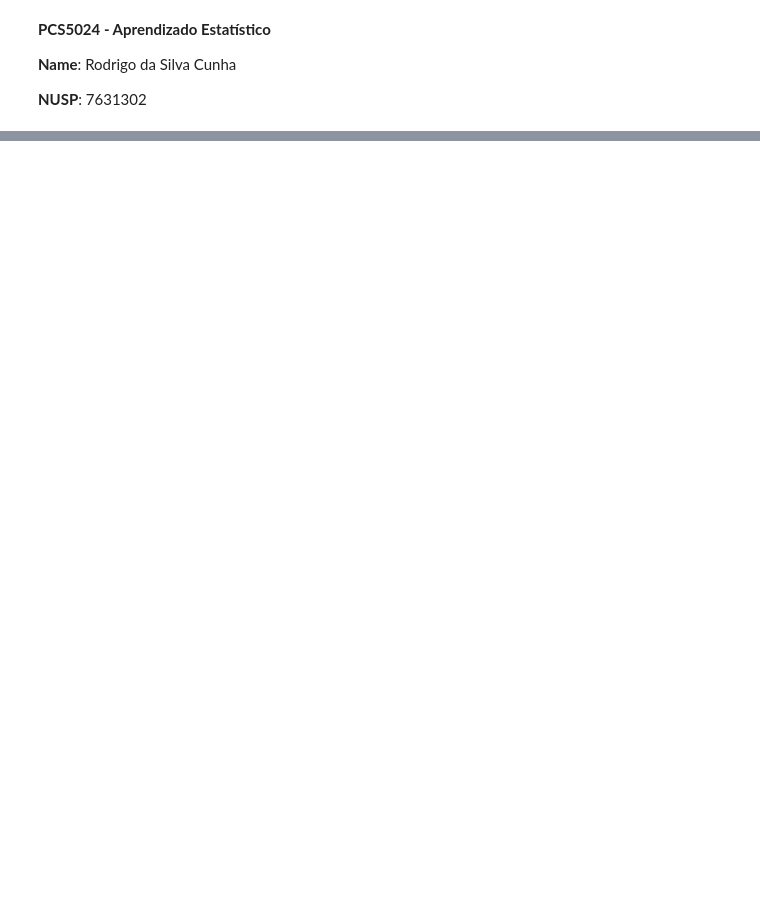
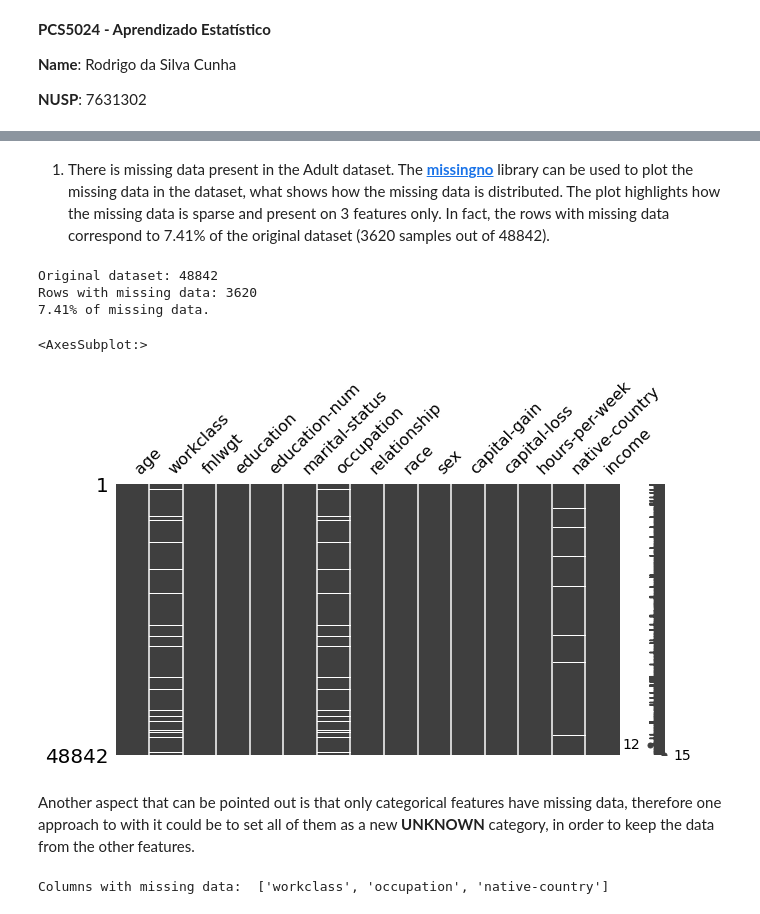
Before and after one commit to rodra-go/adult, a Jupyter notebook: notebooks/1 - Building Classifiers for Adult Dataset.ipynb, the cells around one changed output, grey strips where cells are left out. Saved outputs shown, nothing was run; the diff lists cells and outputs as text; code cells hidden in the pictures; blank space fills up the shorter version.

```diff
--- a/notebooks/1 - Building Classifiers for Adult Dataset.ipynb
+++ b/notebooks/1 - Building Classifiers for Adult Dataset.ipynb
@@ -23,0 +23,16 @@ def prepare_adult_data(train_data, test_data):
+# %%
+import pandas as pd
+
+column_names = ['age','workclass','fnlwgt','education','education-num','marital-status',
+                'occupation','relationship','race','sex','capital-gain','capital-loss',
+                'hours-per-week','native-country','income']
+
+train_data = pd.read_csv('../data/01_raw/adult.data',
+                         index_col = False,
+                         na_values = ' ?',
+                         names = column_names)
+
+test_data = pd.read_csv('../data/01_raw/adult.test',
+                         index_col = False,
+                         na_values = ' ?',
+                         names = column_names)
@@ -23,0 +43,29 @@ def prepare_adult_data(train_data, test_data):
+# %% [markdown]
+1. There is missing data present in the Adult dataset. The [**missingno**](https://pypi.org/project/missingno/) library can be used to plot the missing data in the dataset, what shows how the missing data is distributed. The plot highlights how the missing data is sparse and present on 3 features only. In fact, the rows with missing data correspond to 7.41% of the original dataset (3620 samples out of 48842).
+# %%
+# concatenating train and test datasets for analysis
+eda_data = pd.concat([train_data,test_data])
+
+missing_count = eda_data.shape[0] - eda_data.dropna().shape[0]
+total_count = total_count = eda_data.shape[0]
+print('Original dataset: {}'.format(str(total_count)))
+print('Rows with missing data: {}'.format(str(missing_count)))
+print('{:.2f}% of missing data.'.format(100*missing_count/total_count))
+# %% [output]
+Original dataset: 48842
+Rows with missing data: 3620
+7.41% of missing data.
+# %%
+%matplotlib inline
+import missingno as msn
+
+msn.matrix(eda_data, figsize = (10,5))
+# %% [output]
+<AxesSubplot:>
+[figure, added]
+# %% [markdown]
+Another aspect that can be pointed out is that only categorical features have missing data, therefore one approach to with it could be to set all of them as a new **UNKNOWN** category, in order to keep the data from the other features.
+# %%
+print('Columns with missing data: ', list(eda_data.columns[eda_data.isna().any()]))
+# %% [output]
+Columns with missing data:  ['workclass', 'occupation', 'native-country']
```
Also changed, not shown: parts of 25 cells of this notebook, 1 other file.
